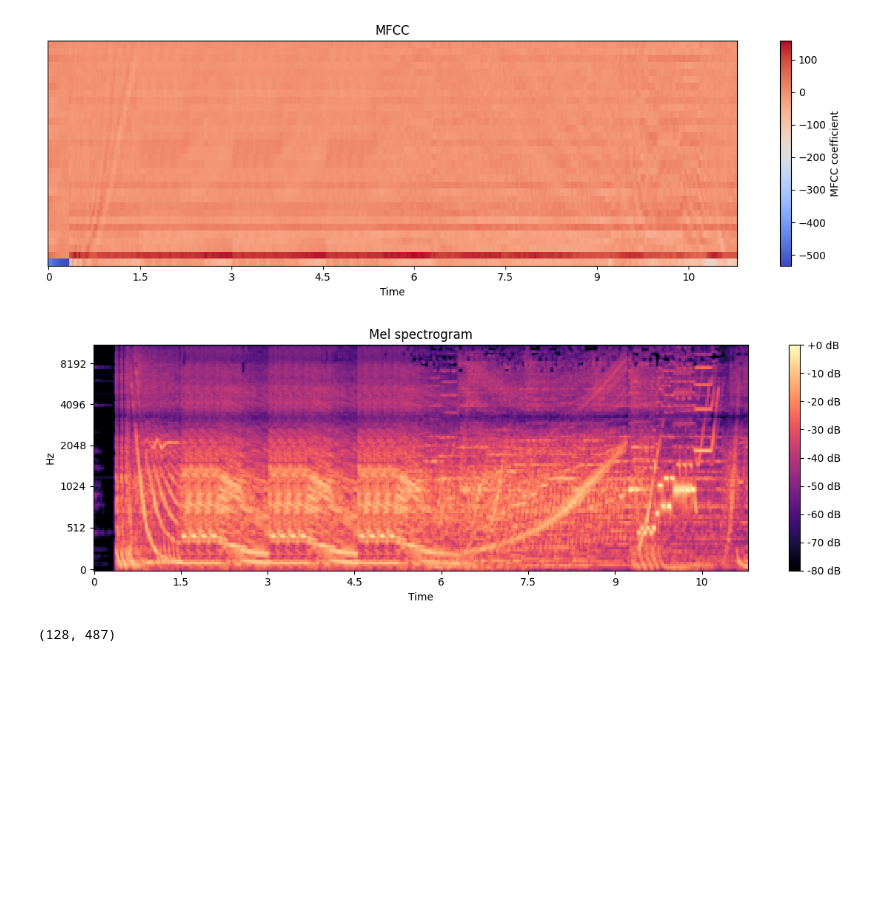
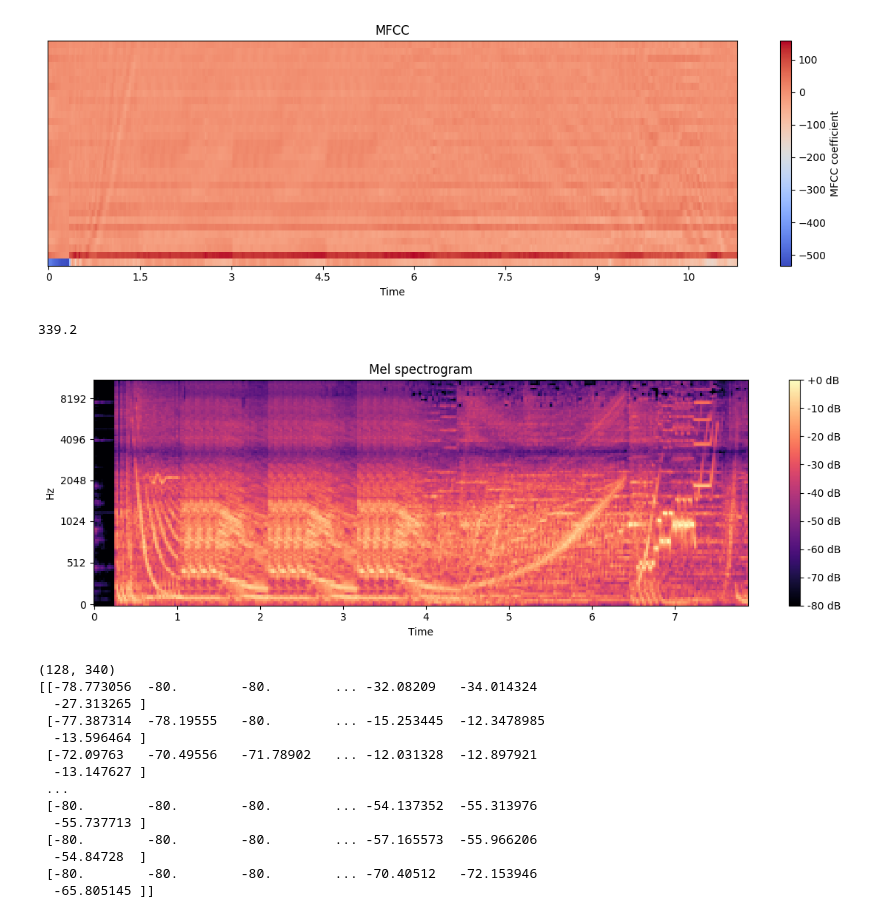
Before and after one commit to axell-corp/algo-shimizu-led, a Jupyter notebook: nb/audio.ipynb, the cells around one changed output. Cells and saved outputs as stored; diff of their text form; code cells hidden in the pictures; blank space fills up the shorter version.

```diff
--- a/nb/audio.ipynb
+++ b/nb/audio.ipynb
@@ -63,16 +69,32 @@ plt.show()
 [figure]
 # %%
 import numpy as np
-mel_spectrogram = librosa.feature.melspectrogram(y=y, n_fft=2048)
+print(len(y) / sr * 30)
+mel_spectrogram = librosa.feature.melspectrogram(y=y, n_fft=2048, hop_length=int(sr/30))
 mel_spectrogram_dB = librosa.power_to_db(mel_spectrogram, ref=np.max) # デシベル単位に変換
 
 plt.figure(figsize=(12, 4))
 librosa.display.specshow(mel_spectrogram_dB, x_axis='time', y_axis='mel', sr=sr)
 plt.colorbar(format='%+2.0f dB')
 plt.title('Mel spectrogram')
 plt.tight_layout()
 plt.show()
-print(mel_spectrogram_dB.shape)
+print(mel_spectrogram.shape)
+print(mel_spectrogram)
 # %% [output]
+339.2
-[figure, old version]
+[figure, new version]
-(128, 487)
+(128, 340)
+[[-78.773056  -80.        -80.        ... -32.08209   -34.014324
+  -27.313265 ]
+ [-77.387314  -78.19555   -80.        ... -15.253445  -12.3478985
+  -13.596464 ]
+ [-72.09763   -70.49556   -71.78902   ... -12.031328  -12.897921
+  -13.147627 ]
+ ...
+ [-80.        -80.        -80.        ... -54.137352  -55.313976
+  -55.737713 ]
+ [-80.        -80.        -80.        ... -57.165573  -55.966206
+  -54.84728  ]
+ [-80.        -80.        -80.        ... -70.40512   -72.153946
+  -65.805145 ]]
```
Also changed, not shown: parts of 1 cell of this notebook, 5 other files.
